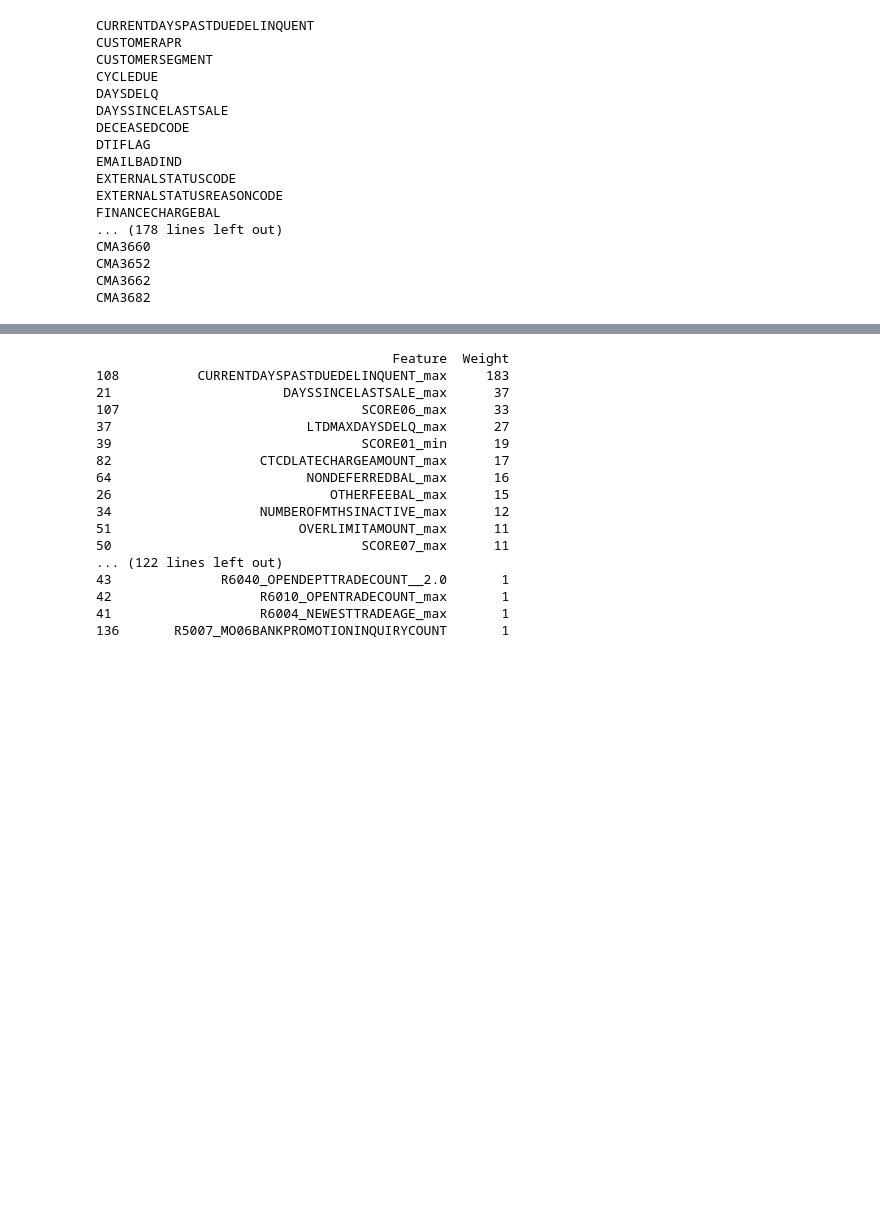
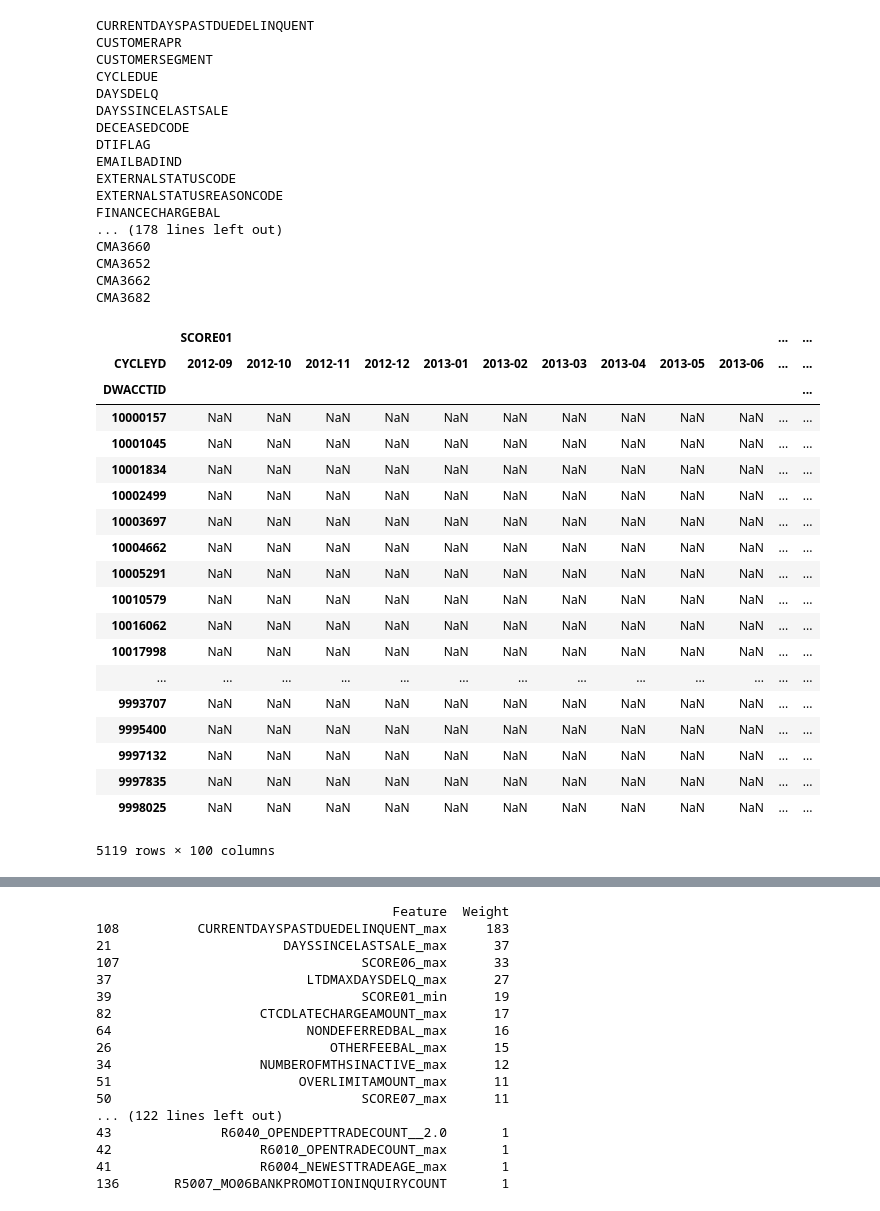
Before and after one commit to jgavinwu/CreditLine, a Jupyter notebook: build_model.ipynb, the cells around one changed output, grey strips where cells are left out. Drawn from its saved outputs; the diff is of its cells as text; code cells hidden in the pictures; blank space fills up the shorter version.

```diff
--- a/build_model.ipynb
+++ b/build_model.ipynb
@@ -180,5 +153,31 @@ CMA3660
 CMA3652
 CMA3662
 CMA3682
+# %%
+CYCLEYD = [x[:7] for x in out_data['CYCLEDATE']]
+out_data['CYCLEYD'] = CYCLEYD
+# %%
+(out_data[['SCORE01', 'SCORE02', 'CYCLEYD', 'DWACCTID']]).set_index(['CYCLEYD', 'DWACCTID']).unstack(0)
+# %% [output]
+|  | SCORE01 |  |  |  |  |  |  |  |  |  | ... | ... |
+| CYCLEYD | 2012-09 | 2012-10 | 2012-11 | 2012-12 | 2013-01 | 2013-02 | 2013-03 | 2013-04 | 2013-05 | 2013-06 | ... | ... |
+| DWACCTID |  |  |  |  |  |  |  |  |  |  |  | ... |
+| 10000157 | NaN | NaN | NaN | NaN | NaN | NaN | NaN | NaN | NaN | NaN | ... | ... |
+| 10001045 | NaN | NaN | NaN | NaN | NaN | NaN | NaN | NaN | NaN | NaN | ... | ... |
+| 10001834 | NaN | NaN | NaN | NaN | NaN | NaN | NaN | NaN | NaN | NaN | ... | ... |
+| 10002499 | NaN | NaN | NaN | NaN | NaN | NaN | NaN | NaN | NaN | NaN | ... | ... |
+| 10003697 | NaN | NaN | NaN | NaN | NaN | NaN | NaN | NaN | NaN | NaN | ... | ... |
+| 10004662 | NaN | NaN | NaN | NaN | NaN | NaN | NaN | NaN | NaN | NaN | ... | ... |
+| 10005291 | NaN | NaN | NaN | NaN | NaN | NaN | NaN | NaN | NaN | NaN | ... | ... |
+| 10010579 | NaN | NaN | NaN | NaN | NaN | NaN | NaN | NaN | NaN | NaN | ... | ... |
+| 10016062 | NaN | NaN | NaN | NaN | NaN | NaN | NaN | NaN | NaN | NaN | ... | ... |
+| 10017998 | NaN | NaN | NaN | NaN | NaN | NaN | NaN | NaN | NaN | NaN | ... | ... |
+| ... | ... | ... | ... | ... | ... | ... | ... | ... | ... | ... | ... | ... |
+| 9993707 | NaN | NaN | NaN | NaN | NaN | NaN | NaN | NaN | NaN | NaN | ... | ... |
+| 9995400 | NaN | NaN | NaN | NaN | NaN | NaN | NaN | NaN | NaN | NaN | ... | ... |
+| 9997132 | NaN | NaN | NaN | NaN | NaN | NaN | NaN | NaN | NaN | NaN | ... | ... |
+| 9997835 | NaN | NaN | NaN | NaN | NaN | NaN | NaN | NaN | NaN | NaN | ... | ... |
+| 9998025 | NaN | NaN | NaN | NaN | NaN | NaN | NaN | NaN | NaN | NaN | ... | ... |
+5119 rows × 100 columns
 # %%
 out_data['CUSTOMERSEGMENT'] = pd.Series(pd.Categorical([v for v in out_data['CUSTOMERSEGMENT']],categories=out_data['CUSTOMERSEGMENT'].unique()))
```
Also changed, not shown: parts of 23 cells of this notebook, 1 other file.
